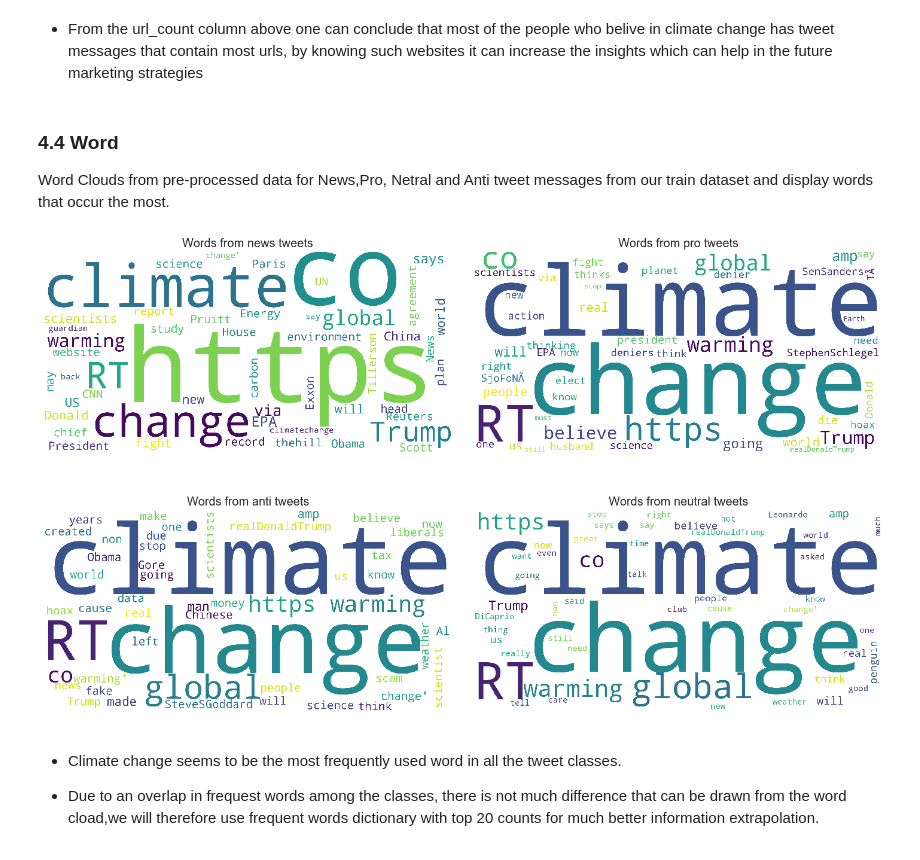
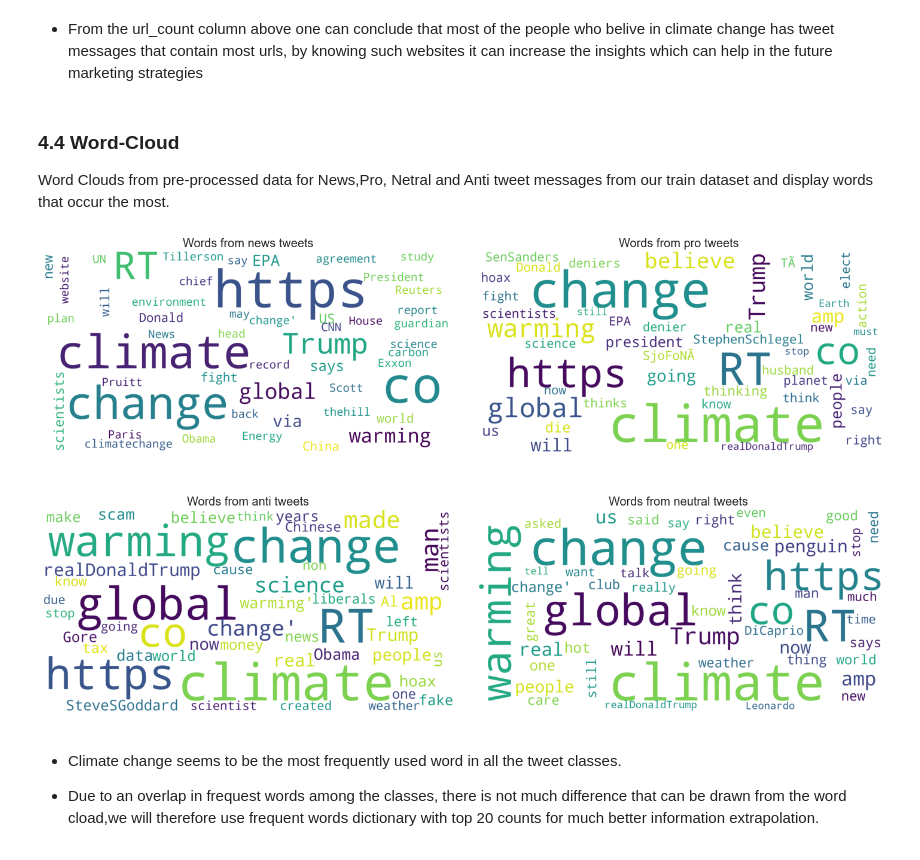
Before and after one commit to Yaya-T/Classic8, a Jupyter notebook: Classification.ipynb, the cells around one changed output. Cells and saved outputs as stored; diff of their text form; code cells hidden in the pictures.

```diff
--- a/Classification.ipynb
+++ b/Classification.ipynb
@@ -70,8 +69,8 @@ True
 # %% [markdown]
 # 3. Uploading the dataset
 # %%
-train = pd.read_csv('C:/Users/siyam/classification data/train.csv')
-test = pd.read_csv('C:/Users/siyam/classification data/test.csv')
+train = pd.read_csv('train.csv')
+test = pd.read_csv('test.csv')
 # %%
 train.head()
 # %% [output]
@@ -105,0 +129,4 @@ test.head()
+# %%
+# look at how many words are there in each tweet message.
+train['token_length'] = [len(x.split(" ")) for x in train.message]
+train # call train df
@@ -157,7 +220,7 @@ df.rename(columns={"index": "sentiment", "sentiment": "url_count"})
 
 *   From the url_count column above one can conclude that most of the people who belive in climate change  has tweet messages that contain most urls, by knowing such websites it can increase the insights which can help in the future marketing strategies
 # %% [markdown]
-### 4.4 Word
+### 4.4 Word-Cloud
 
 Word Clouds from pre-processed data for News,Pro, Netral and Anti tweet messages from our train dataset and display words that occur the most.
 # %%
@@ -176,7 +239,7 @@ Anti= [word for line in Anti for word in line.split()]
 news = WordCloud(
     background_color='white',
     max_words=50,
-    max_font_size=100,
+    max_font_size=50,
     scale=5,
     random_state=1,
     collocations=False,
@@ -186,7 +249,7 @@ news = WordCloud(
 pro = WordCloud(
     background_color='white',
     max_words=50,
-    max_font_size=100,
+    max_font_size=50,
     scale=5,
     random_state=1,
     collocations=False,
@@ -198,7 +261,7 @@ pro = WordCloud(
 neutral = WordCloud(
     background_color='white',
     max_words=50,
-    max_font_size=100,
+    max_font_size=50,
     scale=5,
     random_state=1,
     collocations=False,
@@ -209,7 +272,7 @@ neutral = WordCloud(
 Anti = WordCloud(
     background_color='white',
     max_words=50,
-    max_font_size=100,
+    max_font_size=50,
     scale=5,
     random_state=1,
     collocations=False,
@@ -217,34 +280,34 @@ Anti = WordCloud(
 ).generate(' '.join(Anti))
 
 
 fig, axs = plt.subplots(2, 2, figsize = (20, 12))
 # fig.suptitle('Clouds of polar words', fontsize = 30)
 fig.tight_layout(pad = 0)
 
 axs[0, 0].imshow(news)
 axs[0, 0].set_title('Words from news tweets', fontsize = 20)
 axs[0, 0].axis('off')
 # axs[0, 0].tight_layout(pad = 1)
 
 axs[0, 1].imshow(pro)
 axs[0, 1].set_title('Words from pro tweets', fontsize = 20)
 axs[0, 1].axis('off')
 # axs[0, 1].tight_layout(pad = 1)
 
 
 # axs[1, 0].tight_layout(pad = 1)
 axs[1, 0].imshow(Anti)
 axs[1, 0].set_title('Words from anti tweets', fontsize = 20)
 axs[1, 0].axis('off')
 
 axs[1, 1].imshow(neutral)
 axs[1, 1].set_title('Words from neutral tweets', fontsize = 20)
 axs[1, 1].axis('off')
 
 # axs[1, 0].tight_layout(pad = 1)
 plt.savefig('joint_cloud.png')
 # %% [output]
-[figure, old version]
+[figure, new version]
 # %% [markdown]
 * Climate change seems to be the most frequently used word in all the tweet classes.
 
```
Also changed, not shown: parts of 14 cells of this notebook.
